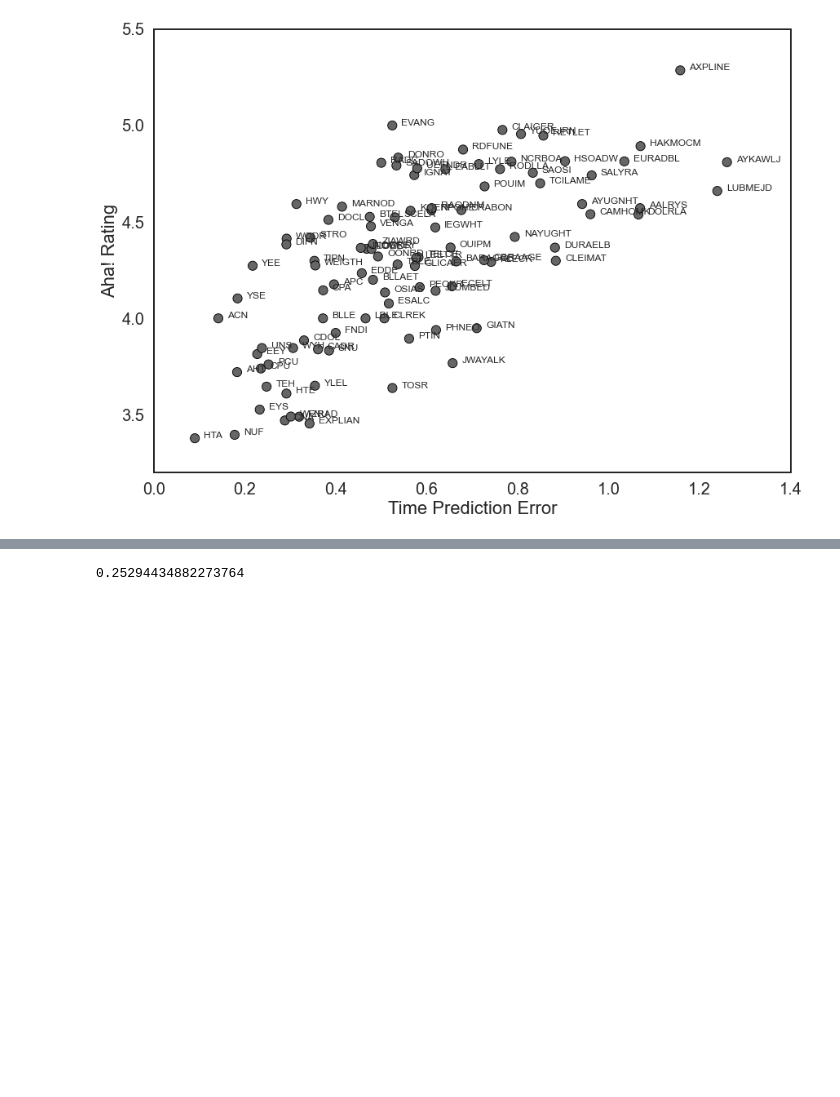
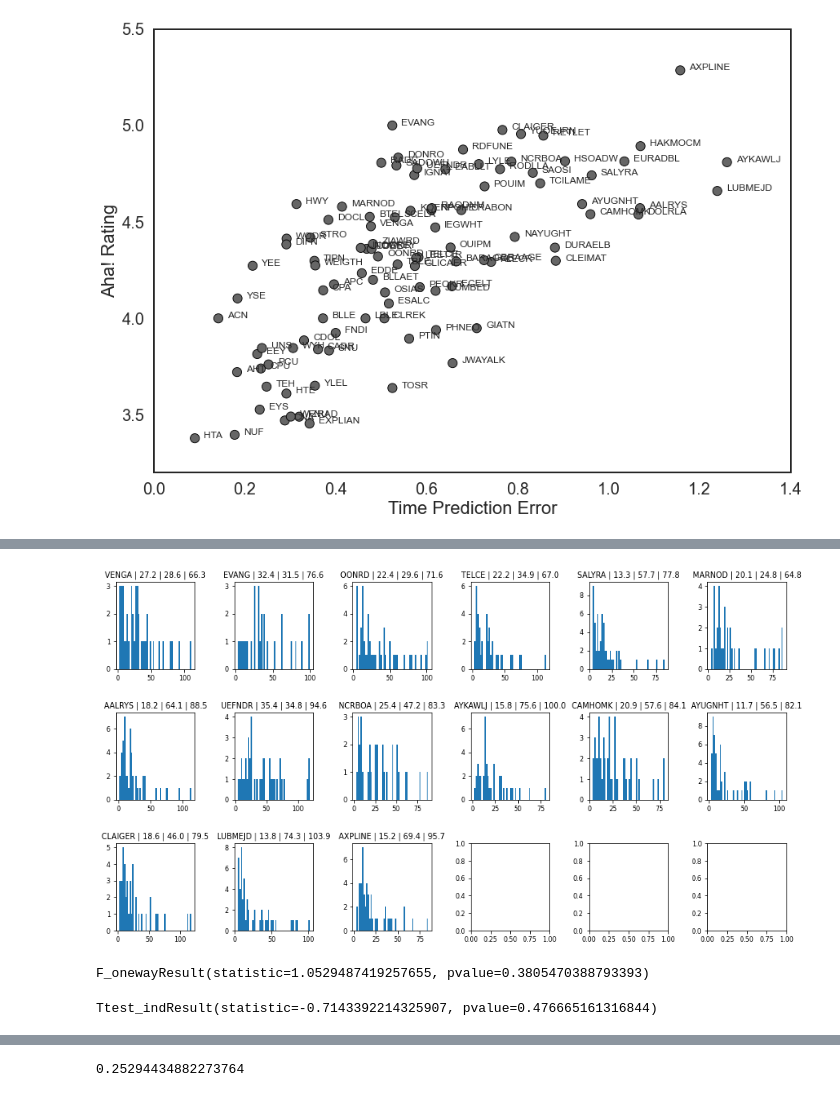
Before and after one commit to hermish/cocosci-research, a Jupyter notebook: analysis/5-anagrams-aha/Main Experiment-FINAL.ipynb, the cells around one changed output, grey strips where cells are left out. Cells and saved outputs as stored; diff of their text form; code cells hidden in the pictures; blank space fills up the shorter version.

```diff
--- a/analysis/5-anagrams-aha/Main Experiment-FINAL.ipynb
+++ b/analysis/5-anagrams-aha/Main Experiment-FINAL.ipynb
@@ -145,6 +145,5 @@ for i in range(100): #go through all 100 anagrams here
     mean_tpe2.append(tpe_i/60) #this is for power analysis later on
     mean_aha2.append(aha_i)
 
-    if mean_time_guess[i] > 0.8 and mean_time_guess[i] < 1.2 and mean_rt[i] < 0.5:
-        print('Anagram:', anagrams[i],  '| mean TE:', round(mean_time_guess[i],2), '| std TE:', round(np.std(time_guess_i/60),2) , '| mean RT:', round(mean_rt[i],2), '| std RT:', round(std_rt[i],2), '| mean Aha:', round(mean_aha[i],1), 'numSubs:', len(aha_i))
+    print('Anagram:', anagrams[i],  '| mean TE:', round(mean_time_guess[i],2), '| std TE:', round(np.std(time_guess_i/60),2) , '| mean RT:', round(mean_rt[i],2), '| std RT:', round(std_rt[i],2), '| mean Aha:', round(mean_aha[i],1), 'numSubs:', len(aha_i))
 # %% [output]
@@ -355,0 +225,57 @@ Group Var    40.394    2.149
+# %%
+#histogram of mean RTs for anagrams that have high TPE and low RT
+import seaborn as sns
+import pandas as pd
+from matplotlib import pyplot as plt
+import matplotlib.style as style
+
+mean_time_guess = []
+mean_rt = []
+mean_tpe = []
+mean_aha = []
+mean_tpe2 = []
+mean_aha2 = []
+std_rt = [] #std deviation of the RT for the 100 anagrams
+
+#for subplot
+font = {'size'   : 8}
+
+matplotlib.rc('font', **font)
+
+fig, axs = plt.subplots(3,6, figsize=(15, 8), facecolor='w', edgecolor='k')
+fig.subplots_adjust(hspace = 0.5, wspace=0.5)
+axs = axs.ravel()
+
+j = 0
+for i in range(100): #go through all 100 anagrams here
+    give_up_i = give_up[i]
+    aha_i = aha[i]
+    time_guess_i = np.asarray(time_guess[i], dtype='float64')*(3/100)*(60)
+    actual_rt_i = np.asarray(actual_rt[i], dtype='float64')*0.001
+    tpe_i = (time_guess_i-actual_rt_i)
+
+    indexes = [i for i,x in enumerate(give_up_i) if x == 0] #only get subjects who solved the anagram
+    aha_i = np.asarray(aha_i)
+    aha_i = aha_i[np.asarray(indexes)]
+    time_guess_i = time_guess_i[np.asarray(indexes)]
+    actual_rt_i = actual_rt_i[np.asarray(indexes)]
+    tpe_i = tpe_i[np.asarray(indexes)]
+    mean_time_guess.append(np.mean(time_guess_i/60))
+    mean_rt.append(np.mean(actual_rt_i/60))
+    std_rt.append(np.std(actual_rt_i/60))
+    mean_tpe.append(np.mean(tpe_i/60))
+    mean_aha.append(np.mean(aha_i))
+    mean_tpe2.append(tpe_i/60) #this is for power analysis later on
+    mean_aha2.append(aha_i)
+
+    if mean_time_guess[i] > 1 and np.median(actual_rt_i) > 13: #and mean_rt[i] > 0.4 and mean_rt[i] < 0.5 and len(anagrams[i])>6:
+        a = actual_rt_i[actual_rt_i < 120]
+        b = time_guess_i
+        axs[j].hist(a, 50)
+        #axs[j].set_xticks([0, 20, 40, 60, 80, 100])
+        axs[j].set_title(anagrams[i] + ' | ' + str(round(np.median(a),1)) + ' | ' + str(round(np.mean(tpe_i),1))+ ' | '+ str(round(np.mean(b),1)))
+        j = j+1
+
+        #print('Anagram:', anagrams[i],  '| mean TE:', round(mean_time_guess[i],2), '| std TE:', round(np.std(time_guess_i/60),2) , '| mean RT:', round(mean_rt[i],2), '| std RT:', round(std_rt[i],2), '| mean Aha:', round(mean_aha[i],1), 'numSubs:', len(aha_i))
+# %% [output]
+[figure, added]
@@ -356,3 +343,11 @@ Group Var    40.394    2.149
+# %%
+f_oneway(g1_a, g2_a, g3_a, g4_a, g5_a)
+# %% [output]
+F_onewayResult(statistic=1.0529487419257655, pvalue=0.3805470388793393)
+# %%
+scipy.stats.ttest_ind(g3_a, g1_a)
+# %% [output]
+Ttest_indResult(statistic=-0.7143392214325907, pvalue=0.476665161316844)
 # %%
 np.max(mean_rt)+1.5*np.max(std_rt)
 # %% [output]
```
Also changed, not shown: parts of 11 cells of this notebook, 17 other files.
